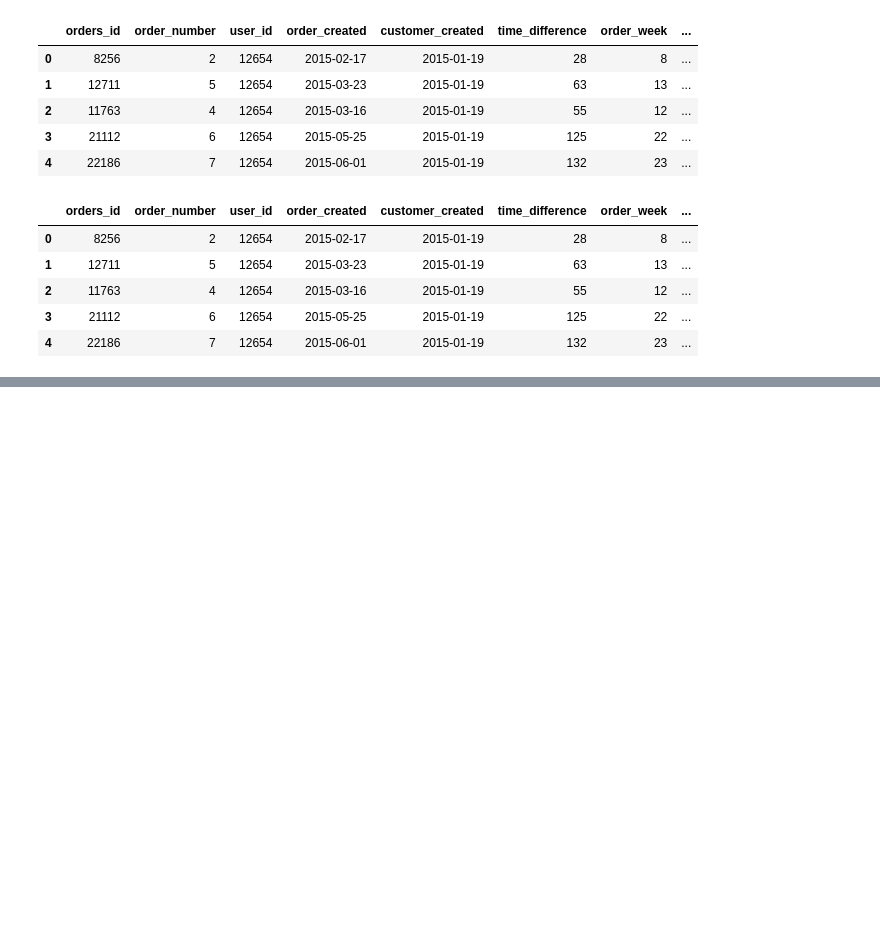
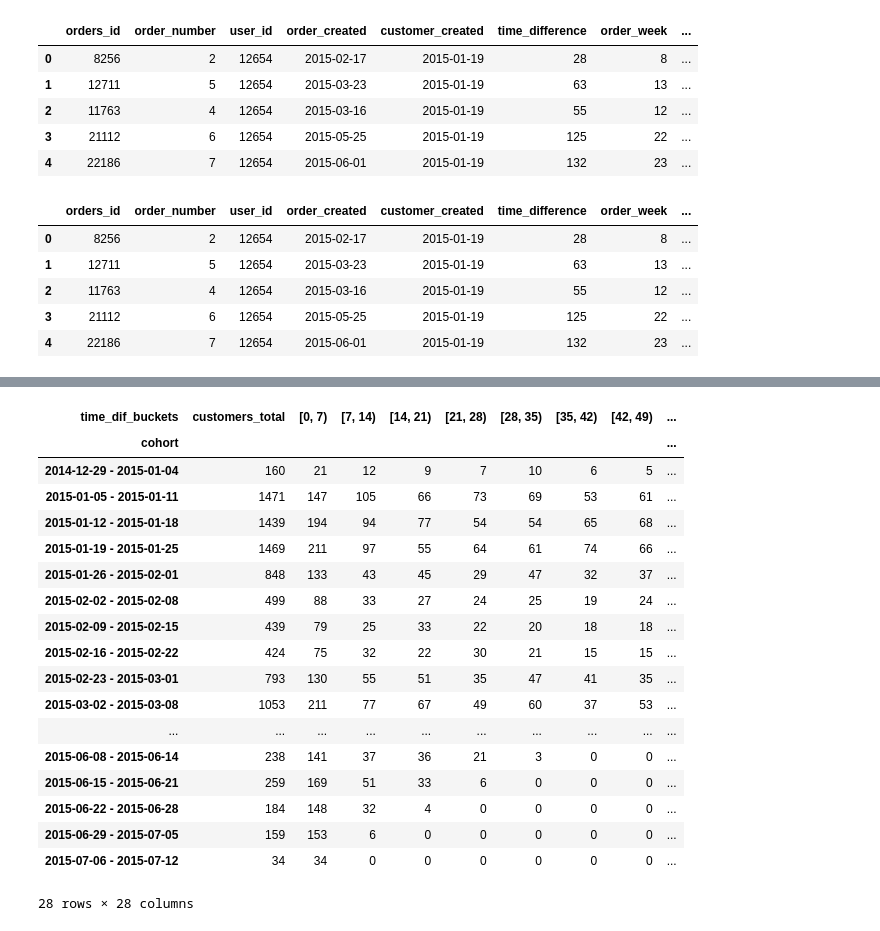
Before and after one commit to jpetersen626/Invitae_Interview_Cohort_Analysis, a Jupyter notebook: Invitae_Analysis_JP.ipynb, the cells around one changed output, grey strips where cells are left out. Cells and saved outputs as stored; diff of their text form; code cells hidden in the pictures; blank space fills up the shorter version.

```diff
--- a/Invitae_Analysis_JP.ipynb
+++ b/Invitae_Analysis_JP.ipynb
@@ -319,0 +323,17 @@ df_combined.sort_values(by='customer_week', ascending=False)
+# %%
+# adapted from https://stackoverflow.com/questions/67697602/convert-week-number-in-dataframe-to-start-date-of-week-monday
+# & http://mvsourcecode.com/python-how-to-get-date-range-from-week-number-mvsourcecode/
+
+# creating the first date for the week & fixing format
+firstdateofweek = pd.to_datetime(
+    '2015' + df_combined['customer_week'].astype(str) + "1",
+    format='%G%V%w')
+
+# creating the last day of the week using the first day & fixing format
+lastdayofweek = (pd.to_datetime(
+    '2015' + df_combined['customer_week'].astype(str) + "1",
+    format='%G%V%w')) + datetime.timedelta(days=6.9)
+lastdayofweek = lastdayofweek.dt.strftime('%Y-%m-%d')
+
+# creating the final cohort column combining these two dates
+df_combined['cohort'] = firstdateofweek.astype(str) + ' - ' + lastdayofweek.astype(str)
@@ -319,0 +390,30 @@ df_combined.sort_values(by='customer_week', ascending=False)
+# %%
+df_2_pivot = df_2.pivot_table(index='cohort', columns='time_dif_buckets', values='customers')
+
+# adding a column for the total number of customers per cohort
+df_2_pivot['customers_total'] = df_2.groupby('cohort').sum('customers')
+
+# moving that column to the first column
+df_2_pivot.insert(0, 'customers_total', df_2_pivot.pop('customers_total'))
+
+df_2_pivot
+# %% [output]
+| time_dif_buckets | customers_total | [0, 7) | [7, 14) | [14, 21) | [21, 28) | [28, 35) | [35, 42) | [42, 49) | ... |
+| cohort |  |  |  |  |  |  |  |  | ... |
+| 2014-12-29 - 2015-01-04 | 160 | 21 | 12 | 9 | 7 | 10 | 6 | 5 | ... |
+| 2015-01-05 - 2015-01-11 | 1471 | 147 | 105 | 66 | 73 | 69 | 53 | 61 | ... |
+| 2015-01-12 - 2015-01-18 | 1439 | 194 | 94 | 77 | 54 | 54 | 65 | 68 | ... |
+| 2015-01-19 - 2015-01-25 | 1469 | 211 | 97 | 55 | 64 | 61 | 74 | 66 | ... |
+| 2015-01-26 - 2015-02-01 | 848 | 133 | 43 | 45 | 29 | 47 | 32 | 37 | ... |
+| 2015-02-02 - 2015-02-08 | 499 | 88 | 33 | 27 | 24 | 25 | 19 | 24 | ... |
+| 2015-02-09 - 2015-02-15 | 439 | 79 | 25 | 33 | 22 | 20 | 18 | 18 | ... |
+| 2015-02-16 - 2015-02-22 | 424 | 75 | 32 | 22 | 30 | 21 | 15 | 15 | ... |
+| 2015-02-23 - 2015-03-01 | 793 | 130 | 55 | 51 | 35 | 47 | 41 | 35 | ... |
+| 2015-03-02 - 2015-03-08 | 1053 | 211 | 77 | 67 | 49 | 60 | 37 | 53 | ... |
+| ... | ... | ... | ... | ... | ... | ... | ... | ... | ... |
+| 2015-06-08 - 2015-06-14 | 238 | 141 | 37 | 36 | 21 | 3 | 0 | 0 | ... |
+| 2015-06-15 - 2015-06-21 | 259 | 169 | 51 | 33 | 6 | 0 | 0 | 0 | ... |
+| 2015-06-22 - 2015-06-28 | 184 | 148 | 32 | 4 | 0 | 0 | 0 | 0 | ... |
+| 2015-06-29 - 2015-07-05 | 159 | 153 | 6 | 0 | 0 | 0 | 0 | 0 | ... |
+| 2015-07-06 - 2015-07-12 | 34 | 34 | 0 | 0 | 0 | 0 | 0 | 0 | ... |
+28 rows × 28 columns
```
Also changed, not shown: parts of 16 cells of this notebook.
